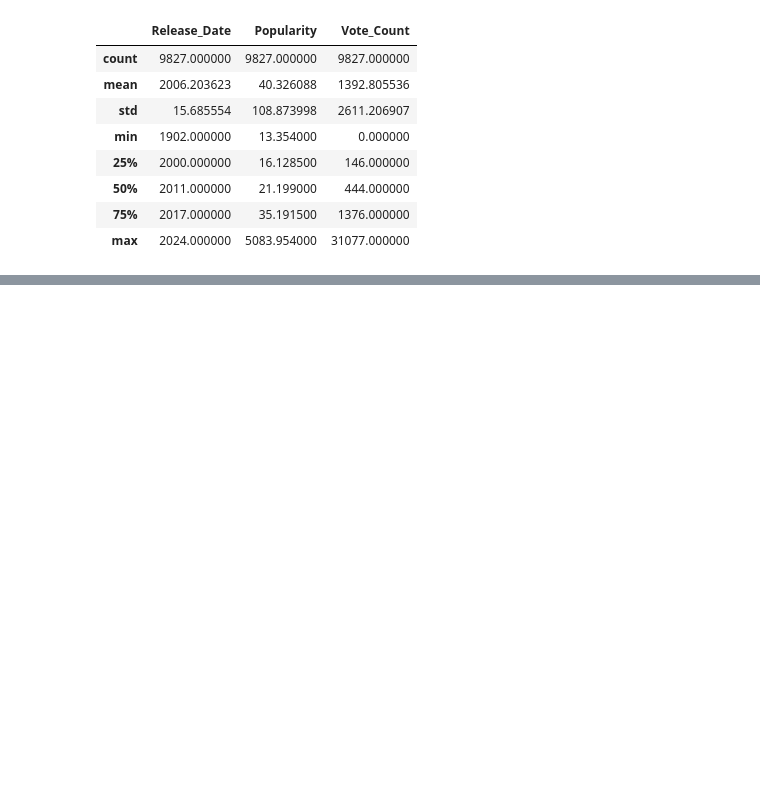
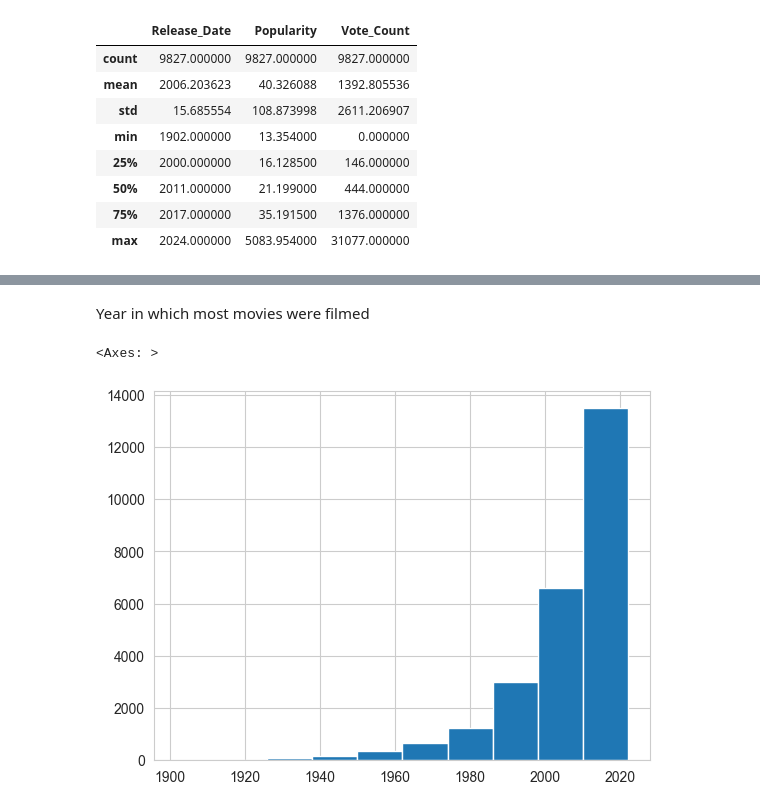
Before and after one commit to Ankona66/Netflix-Movie-Data-Analysis-, a Jupyter notebook: Movie Data analysis.ipynb, the cells around one changed output, grey strips where cells are left out. Cells and saved outputs as stored; diff of their text form; code cells hidden in the pictures; blank space fills up the shorter version.

```diff
--- a/Movie Data analysis.ipynb
+++ b/Movie Data analysis.ipynb
@@ -127,0 +260,7 @@ df.describe()
+# %% [markdown]
+Year in which most movies were filmed
+# %%
+df['Release_Date'].hist()
+# %% [output]
+<Axes: >
+[figure, added]
```
Also changed, not shown: parts of 20 cells of this notebook.
